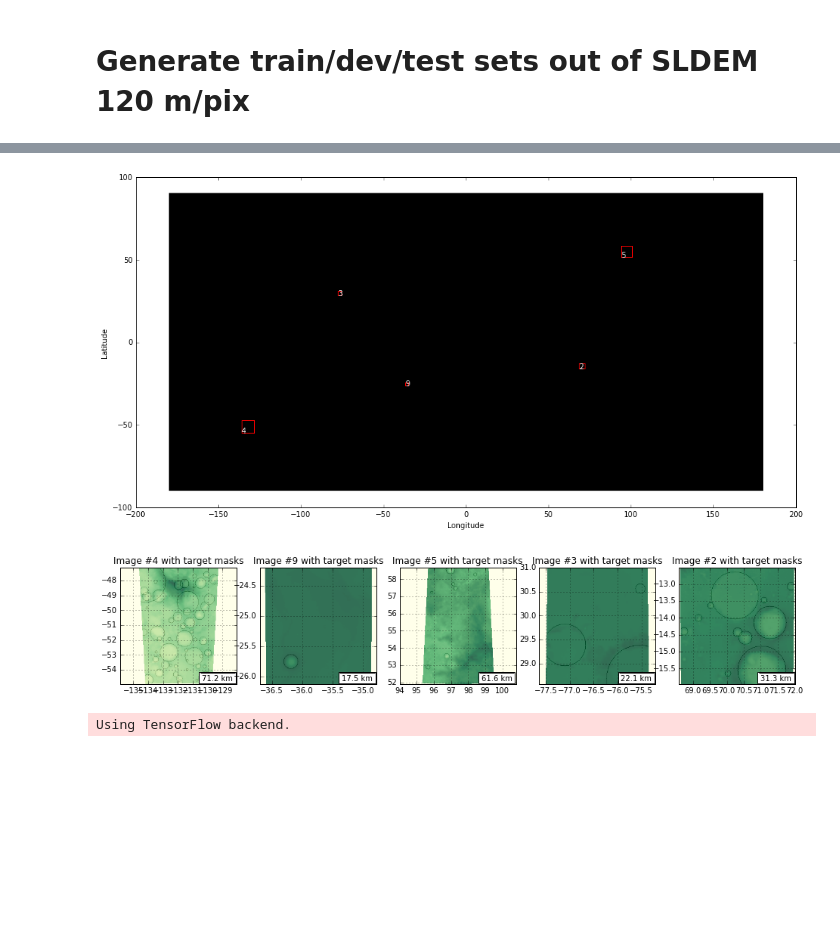
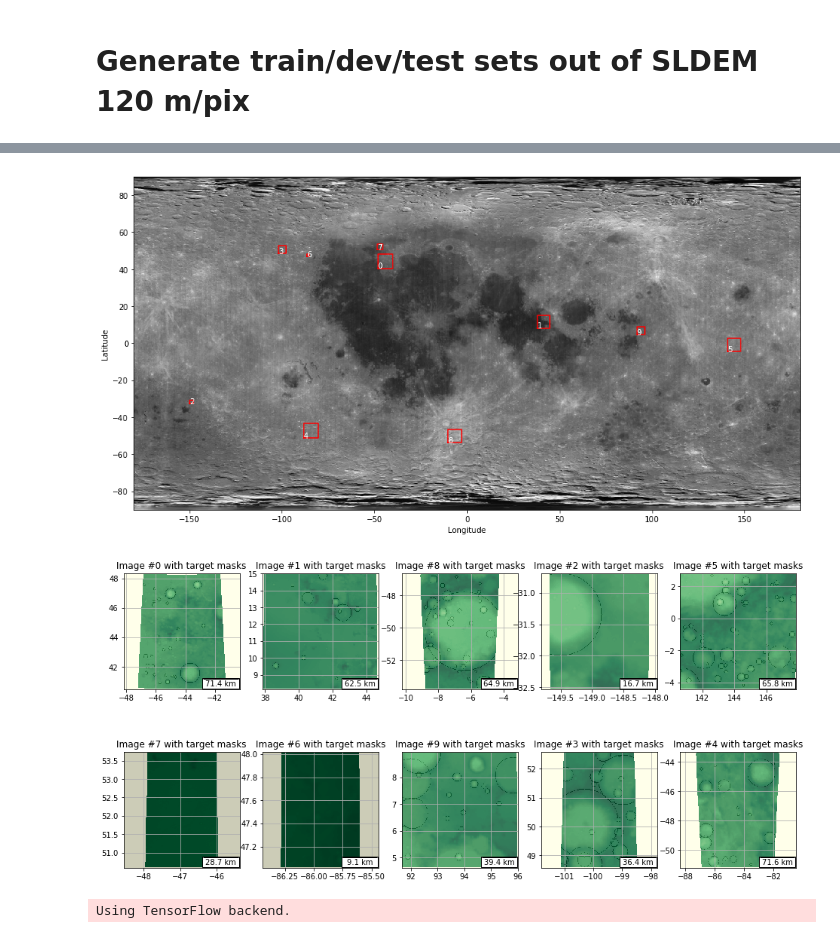
Before and after one commit to silburt/DeepMoon, a Jupyter notebook: starter.ipynb, the cells around one changed output, grey strips where cells are left out. Saved outputs shown, nothing was run; the diff lists cells and outputs as text; code cells hidden in the pictures; blank space fills up the shorter version.

```diff
--- a/starter.ipynb
+++ b/starter.ipynb
@@ -69,8 +54,6 @@ from PIL import Image    # Requires Pillow
 import urllib
 import cartopy
 # %%
-!mkdir data
-data_path = '../data/'
 # check if exist here and download data from Zenodo:
 Files = ["dev_craters.hdf5", # - Pandas HDFStore of crater locations and sizes for images in the validation dataset.
          "dev_images.hdf5", # - Input DEM images and output targets of the validation dataset.  Also includes each image's longitude/latitude bounds, and the pixel bounds of the global DEM regions cropped to make each image.
@@ -94,8 +77,9 @@ for file in Files:
     print('Downloaded into {}'.format(data_path+file))
 
 # download albedo map:
-# ! wget -P DeepMoon/maps/ http://pds-geosciences.wustl.edu/lro/lro-l-lola-3-rdr-v1/lrolol_1xxx/data/lola_gdr/cylindrical/jp2/ldam_4.jp2
-! wget -P data/ https://upload.wikimedia.org/wikipedia/commons/e/ea/Clementine_albedo_simp750.jpg
-! wget -P data/ http://btc.montana.edu/ceres/worlds/landform/moonmercator.jpg
-albedo = Image.open("data/Clementine_albedo_simp750.jpg")
+if not os.path.isfile(data_path+'Clementine_albedo_simp750.jpg'):
+    !wget -P $data_path https://upload.wikimedia.org/wikipedia/commons/e/ea/Clementine_albedo_simp750.jpg
+if not os.path.isfile(data_path+'moonmercator.jpg'):
+    !wget -P $data_path http://btc.montana.edu/ceres/worlds/landform/moonmercator.jpg
+albedo = Image.open(data_path + "/Clementine_albedo_simp750.jpg")
 # %% [output]
@@ -120,6 +93,7 @@ Clementine_albedo_s 100%[===================>] 204.19K   922KB/s    in 0.2s
 # %%
 import input_data_gen as igen
 import utils.processing as proc
+Image.MAX_IMAGE_PIXELS = 3000000000
 
 # Read source image.
 img = Image.open(data_path + "/LunarLROLrocKaguya_118mperpix.png").convert("L")
@@ -127,7 +101,7 @@ img = Image.open(data_path + "/LunarLROLrocKaguya_118mperpix.png").convert("L")
 craters = igen.ReadLROCHeadCombinedCraterCSV(filelroc=deepmoon_path + "/catalogues/LROCCraters.csv",
                                              filehead=deepmoon_path + "/catalogues/HeadCraters.csv")
 
-fn = 'test_zenodo'
+fn = 'test_zenodo1'
 # Generate 10 image/target sets, and corresponding crater dataframes.  np.random.seed is set for consistency.
 igen.GenDataset(img, craters, data_path + '/' + fn, amt=10, rawlen_range=[256, 3000]) #, seed=1337
 # %%
@@ -154,7 +114,7 @@ Image.
 # %%
 %matplotlib inline
 # See 5 images of the set we produced:
-show_subset = np.random.choice(range(len(gen_imgs['cll_xy'])),size=5, replace=False)
+show_subset = np.random.choice(range(len(gen_imgs['cll_xy'])),size=10, replace=False)
 fig = plt.figure(figsize=[16, 8])
 al_map = plt.imshow(albedo, extent=[-180, 180, -90, 90], aspect="equal", cmap="Greys_r")
 plt.xlabel("Longitude"); plt.ylabel("Latitude")
@@ -165,35 +125,35 @@ for i in show_subset:
 
 from mpl_toolkits.axes_grid1.anchored_artists import AnchoredSizeBar
 rmoon=1737 #km
 kmperdeg = 2*np.pi*rmoon/360 # km per degree transformation
 
 def plot_map_w_scalebar2(ax,train_imgs,im_num):
   im_lims = train_imgs['longlat_bounds']['img_{:02d}'.format(im_num)][...]
   #streching due to projection:
 #   d=np.diff(im_lims[:2])/np.cos(np.deg2rad(im_lims[2:].mean()))
 #   im_lims[0]-=d/2;im_lims[1]+=d/2
   plt.imshow(train_imgs['input_images'][im_num][...], extent=im_lims, origin='upper',
              cmap='YlGn', aspect='equal') #, vmin=50, vmax=150
   plt.imshow(1-train_imgs['target_masks'][im_num][...], alpha=0.2, extent=im_lims,
              origin='upper', cmap='Greys_r', aspect='equal')
 #   np.cos(np.deg2rad(im_lims[2:].mean()))
   plt.title('Image #{} with target masks'.format(im_num))
   l,r=plt.xlim()
   barlength = 0.3*(r-l)
   bartext = '{:2.1f} km'.format(barlength*kmperdeg)
   bar = AnchoredSizeBar(ax.transData, barlength, bartext, 4)
   ax.add_artist(bar)
   ax.grid()
   return im_lims
 
 
 fig2 = plt.figure(figsize=[16, 8])
 for i, im_num in enumerate(show_subset):
   ax=plt.subplot(len(show_subset)//5,5,i+1)
   plot_map_w_scalebar2(ax,gen_imgs,im_num)
 # %% [output]
-[figure, old version]
+[figure, new version]
-[figure, old version]
+[figure, new version]
 # %%
 # Prediction by the model
 # %%
```
Also changed, not shown: parts of 8 cells of this notebook, 2 other files.
